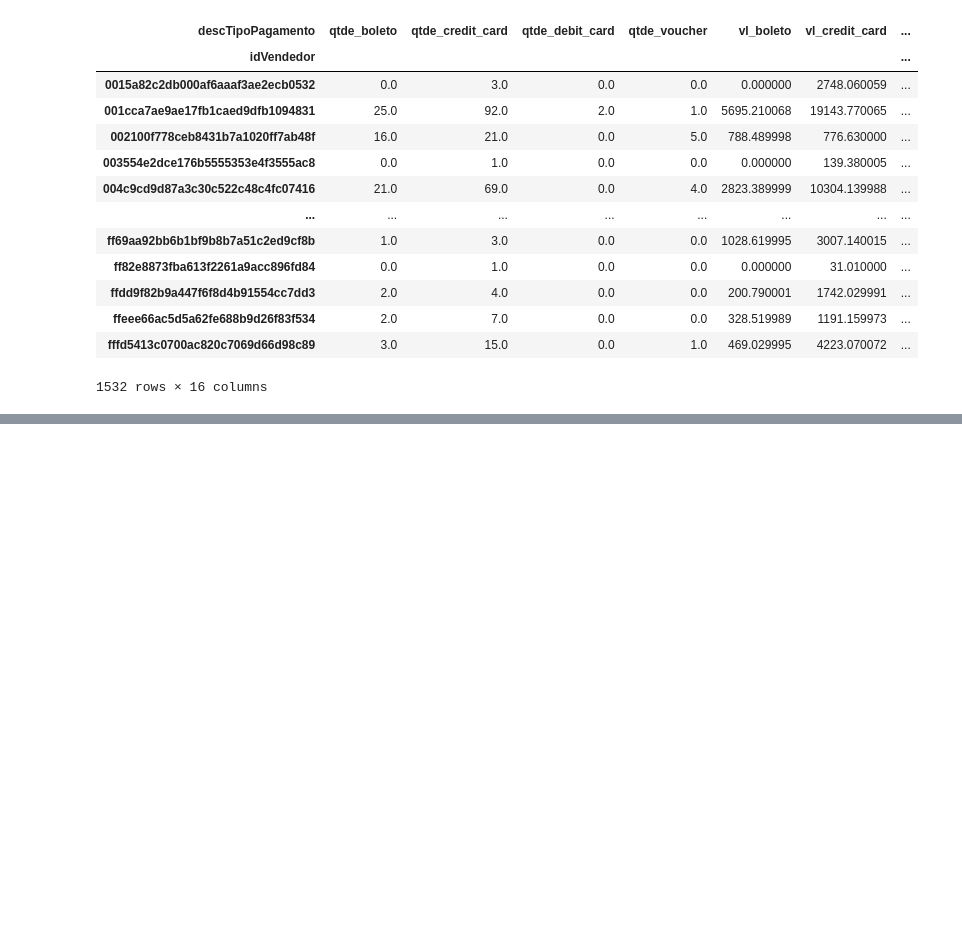
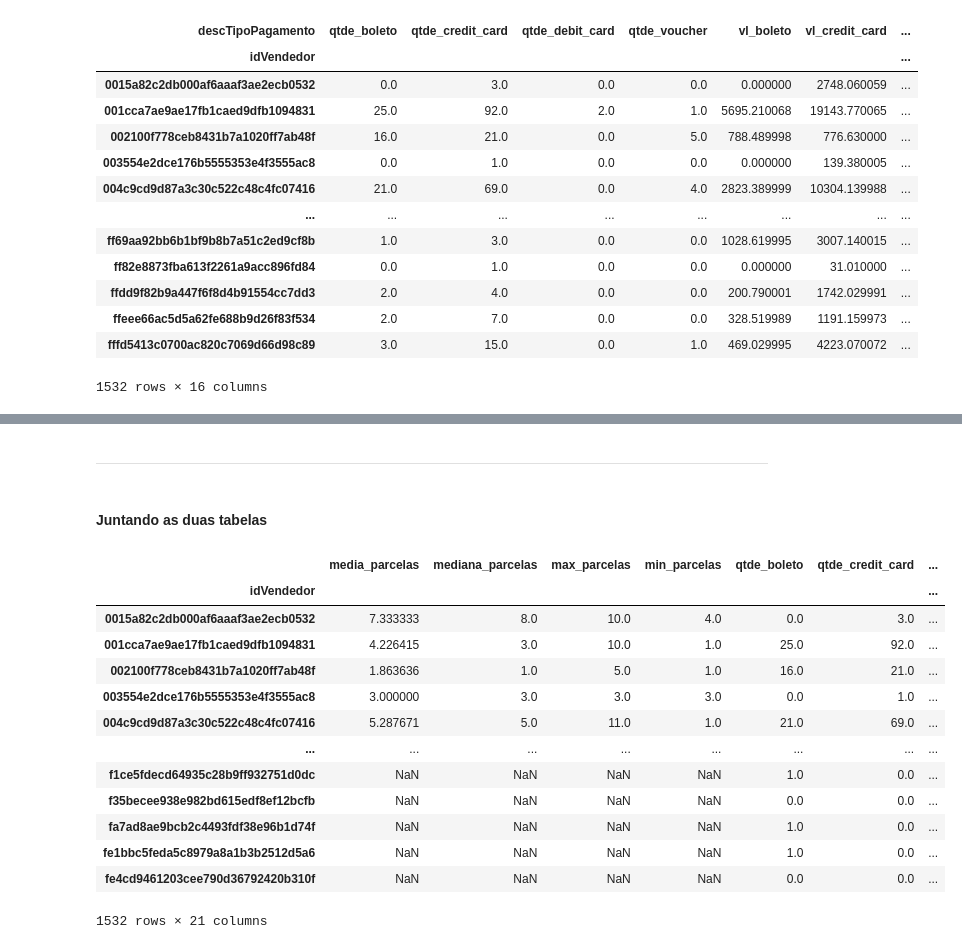
Before and after one commit to BaimaCaio/olist-ml-model, a Jupyter notebook: src/etl/pagamentos.ipynb, the cells around one changed output, grey strips where cells are left out. Drawn from its saved outputs; the diff is of its cells as text; code cells hidden in the pictures; blank space fills up the shorter version.

```diff
--- a/src/etl/pagamentos.ipynb
+++ b/src/etl/pagamentos.ipynb
@@ -137,0 +148,3 @@ qt_pedidos_formatado
+# %%
+parcelas_cred = pd.read_csv('parcelas_cred.csv')
+parcelas_cred
@@ -137,0 +165,13 @@ qt_pedidos_formatado
+# %%
+id_vendedor = parcelas_cred['idVendedor'].unique()
+media_parcelas = parcelas_cred.groupby('idVendedor')['nrParcelas'].mean()
+mediana_parcelas = parcelas_cred.groupby('idVendedor')['nrParcelas'].median()
+max_parcelas = parcelas_cred.groupby('idVendedor')['nrParcelas'].max()
+min_parcelas = parcelas_cred.groupby('idVendedor')['nrParcelas'].min()
+
+parcelas_info = pd.DataFrame({'media_parcelas': media_parcelas,
+                   'mediana_parcelas': mediana_parcelas,
+                   'max_parcelas': max_parcelas,
+                   'min_parcelas': min_parcelas})
+
+parcelas_info
@@ -137,0 +193,26 @@ qt_pedidos_formatado
+# %% [markdown]
+___
+# %% [markdown]
+#### Juntando as duas tabelas
+# %%
+merged = pd.merge(parcelas_info, qt_pedidos_formatado, on='idVendedor', how='outer')
+# %%
+# adicionarei um 'carimbo da data' -> a data referencia quando esses dados estavam nesse estado
+merged['dtReference'] = pd.to_datetime('2018-01-01')
+# %%
+merged
+# %% [output]
+|  | media_parcelas | mediana_parcelas | max_parcelas | min_parcelas | qtde_boleto | qtde_credit_card | ... |
+| idVendedor |  |  |  |  |  |  | ... |
+| 0015a82c2db000af6aaaf3ae2ecb0532 | 7.333333 | 8.0 | 10.0 | 4.0 | 0.0 | 3.0 | ... |
+| 001cca7ae9ae17fb1caed9dfb1094831 | 4.226415 | 3.0 | 10.0 | 1.0 | 25.0 | 92.0 | ... |
+| 002100f778ceb8431b7a1020ff7ab48f | 1.863636 | 1.0 | 5.0 | 1.0 | 16.0 | 21.0 | ... |
+| 003554e2dce176b5555353e4f3555ac8 | 3.000000 | 3.0 | 3.0 | 3.0 | 0.0 | 1.0 | ... |
+| 004c9cd9d87a3c30c522c48c4fc07416 | 5.287671 | 5.0 | 11.0 | 1.0 | 21.0 | 69.0 | ... |
+| ... | ... | ... | ... | ... | ... | ... | ... |
+| f1ce5fdecd64935c28b9ff932751d0dc | NaN | NaN | NaN | NaN | 1.0 | 0.0 | ... |
+| f35becee938e982bd615edf8ef12bcfb | NaN | NaN | NaN | NaN | 0.0 | 0.0 | ... |
+| fa7ad8ae9bcb2c4493fdf38e96b1d74f | NaN | NaN | NaN | NaN | 1.0 | 0.0 | ... |
+| fe1bbc5feda5c8979a8a1b3b2512d5a6 | NaN | NaN | NaN | NaN | 1.0 | 0.0 | ... |
+| fe4cd9461203cee790d36792420b310f | NaN | NaN | NaN | NaN | 0.0 | 0.0 | ... |
+1532 rows × 21 columns
```
Also changed, not shown: parts of 8 cells of this notebook.
